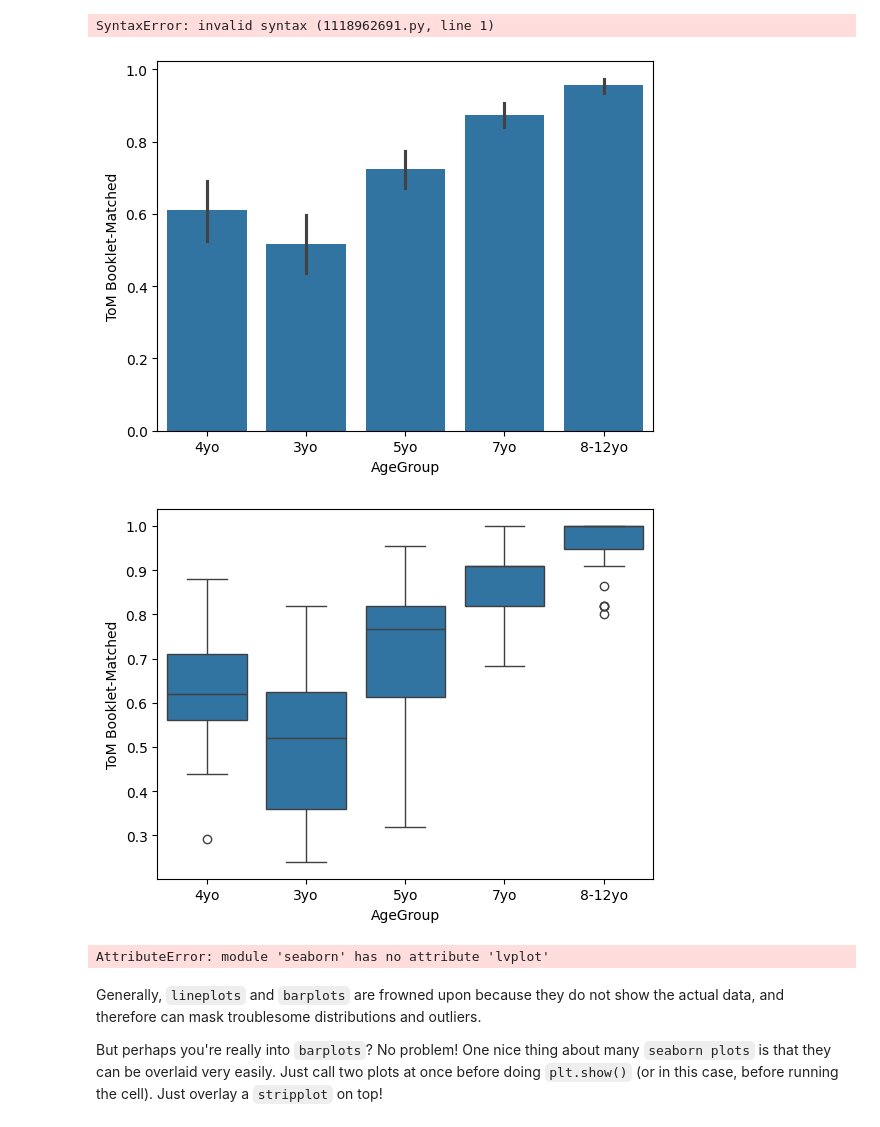
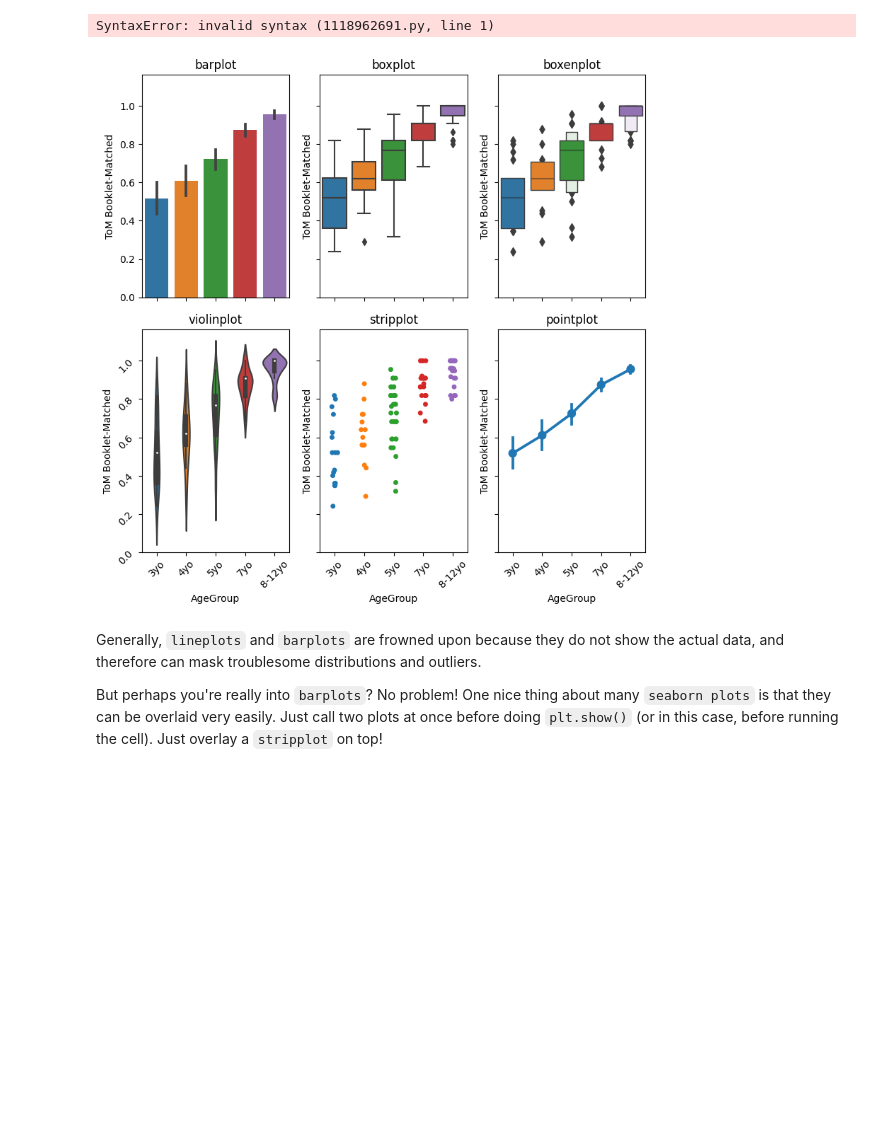
Before and after one commit to me-pic/course-materials-2020, a Jupyter notebook: lectures/14-may/01-data-visualization/python_visualization_for_data.ipynb, the cells around one changed output. Drawn from its saved outputs; the diff is of its cells as text; code cells hidden in the pictures; blank space fills up the shorter version.

```diff
--- a/lectures/14-may/01-data-visualization/python_visualization_for_data.ipynb
+++ b/lectures/14-may/01-data-visualization/python_visualization_for_data.ipynb
@@ -338,51 +399,63 @@ sns.
 # %% [output]
 SyntaxError: invalid syntax (1118962691.py, line 1)
 # %%
-# Here are several ways of visualizing the same relationship
-# Note that adults to not have cognitive tests, so I will not
-# include adults in any of these plots. Note also that I
-# explicitly pass the order of x
+## Categorical x Scalar
+order = sorted(pheno.AgeGroup.unique())[:-1]
 
-order = sorted(pheno.AgeGroup.unique())[:-1]
+fig, ax = plt.subplots(2, 3, figsize=(8, 8), sharex=True, sharey=True)
 
 sns.barplot(x='AgeGroup',
             y = 'ToM Booklet-Matched',
-            data = pheno[pheno.AgeGroup!='Adult'])
-plt.show()
+            data = pheno[pheno.AgeGroup!='Adult'],
+            order=order,
+            ax=ax[0,0])
+ax[0,0].set_xlabel('')
+ax[0,0].set_title('barplot')
 
 sns.boxplot(x='AgeGroup',
             y = 'ToM Booklet-Matched',
-            data = pheno[pheno.AgeGroup!='Adult'])
-plt.show()
+            data = pheno[pheno.AgeGroup!='Adult'],
+            order=order,
+            ax=ax[0,1])
+ax[0,1].set_xlabel('')
+ax[0,1].set_title('boxplot')
 
-# sns.boxenplot(x='AgeGroup',
-#             y = 'ToM Booklet-Matched',
-#             data = pheno[pheno.AgeGroup!='Adult'],
-#             order = order)
-# plt.show()
-
-sns.lvplot(x='AgeGroup',
-            y = 'ToM Booklet-Matched',
-            data = pheno[pheno.AgeGroup!='Adult'])
+sns.boxenplot(x='AgeGroup',
+              y = 'ToM Booklet-Matched',
+              data = pheno[pheno.AgeGroup!='Adult'],
+              order=order,
+              ax=ax[0,2])
+ax[0,2].set_xlabel('')
+ax[0,2].set_title('boxenplot')
 
 sns.violinplot(x='AgeGroup',
-            y = 'ToM Booklet-Matched',
-            data = pheno[pheno.AgeGroup!='Adult'])
-plt.show()
+               y = 'ToM Booklet-Matched',
+               data = pheno[pheno.AgeGroup!='Adult'],
+               order=order,
+               ax=ax[1,0])
+ax[1,0].set_title('violinplot')
+ax[1,0].tick_params(labelrotation=45)
 
-sns.stripplot(x='AgeGroup', jitter=True,
-            y = 'ToM Booklet-Matched',
-            data = pheno[pheno.AgeGroup!='Adult'])
-plt.show()
+sns.stripplot(x='AgeGroup',
+              y = 'ToM Booklet-Matched',
+              data = pheno[pheno.AgeGroup!='Adult'],
+              order=order,
+              ax=ax[1,1])
+ax[1,1].set_title('stripplot')
+ax[1,1].tick_params(labelrotation=45)
+
 
 sns.pointplot(x='AgeGroup',
-            y = 'ToM Booklet-Matched',
-            data = pheno[pheno.AgeGroup!='Adult'])
-plt.show()
+              y = 'ToM Booklet-Matched',
+              data = pheno[pheno.AgeGroup!='Adult'],
+              order=order,
+              ax=ax[1,2])
+ax[1,2].set_title('pointplot')
+ax[1,2].tick_params(labelrotation=45)
+
+plt.tight_layout()
 # %% [output]
-[figure, old version]
+[figure, new version]
-[figure, removed]
-AttributeError: module 'seaborn' has no attribute 'lvplot'
 # %% [markdown]
 Generally, `lineplots` and `barplots` are frowned upon because they do not show the actual data, and therefore can mask troublesome distributions and outliers.
 
```
Also changed, not shown: parts of 24 cells of this notebook.
